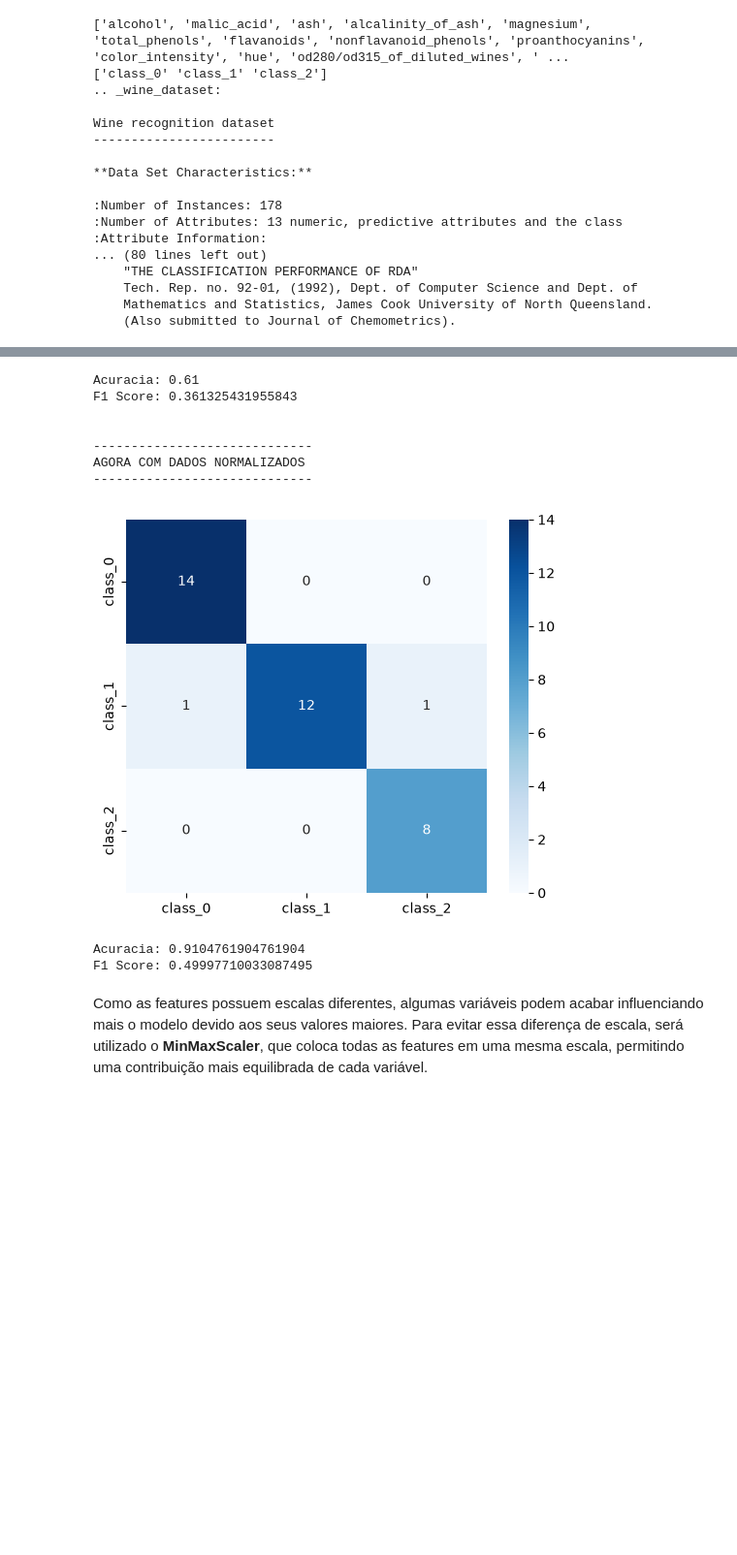
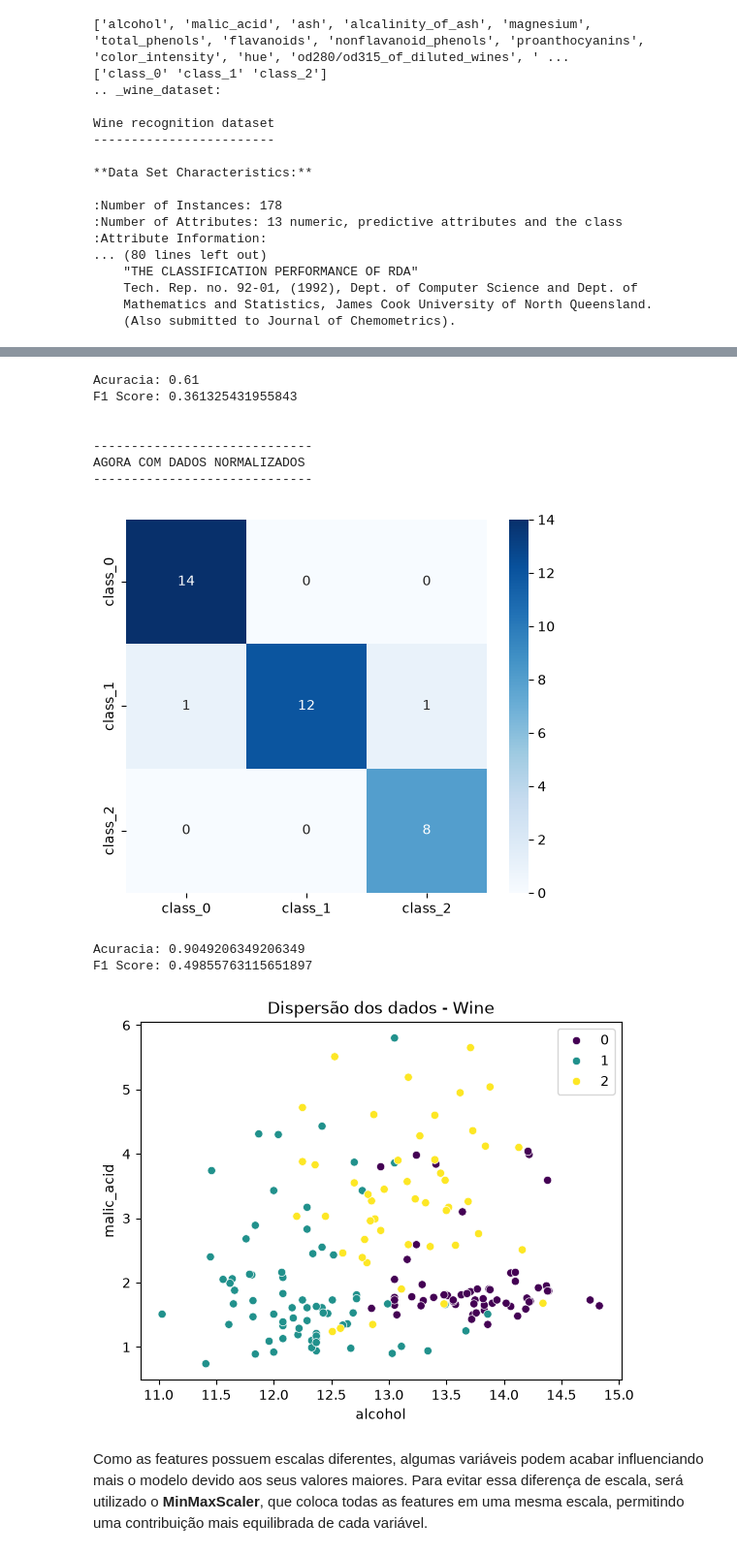
Before and after one commit to FelipeBarretoLima/ML-load_breast_cancer, a Jupyter notebook: load_wine/class.ipynb, the cells around one changed output, grey strips where cells are left out. Shown at 97% size. Drawn from its saved outputs; the diff is of its cells as text; code cells hidden in the pictures; blank space fills up the shorter version.

```diff
--- a/load_wine/class.ipynb
+++ b/load_wine/class.ipynb
@@ -83,11 +83,13 @@ def heat_map_normalizer(data, model):
     scaler = MinMaxScaler()
     x = data.data
     y = data.target
-    x_normalizer = scaler.fit_transform(x)
-    X_treino, X_teste, y_treino, y_teste = train_test_split(x_normalizer, y, test_size=0.2, random_state=42)
+    X_treino, X_teste, y_treino, y_teste = train_test_split(x, y, test_size=0.2, random_state=42)
 
-    model.fit(X_treino, y_treino)
-    y_pred = model.predict(X_teste)
+    X_treino_normalizer = scaler.fit_transform(X_treino)
+    X_teste_normalizer = scaler.transform(X_teste)
+
+    model.fit(X_treino_normalizer, y_treino)
+    y_pred = model.predict(X_teste_normalizer)
 
     cm = confusion_matrix(y_teste,y_pred)
 
@@ -106,17 +108,17 @@ def heat_map_normalizer(data, model):
 
 
 def cross_validation_normalizer(data, model):
-    scaler = MinMaxScaler()
     x = data.data
     y = data.target
-    x_normalizer = scaler.fit_transform(x)
     Acuracia_score = []
     F1_score = []
     kf = KFold(n_splits=5)
 
-    for i, (train_index, test_index) in enumerate(kf.split(x_normalizer)):
-        model.fit(x_normalizer[train_index], y[train_index])
-        y_pred = model.predict(x_normalizer[test_index])
+    for i, (train_index, test_index) in enumerate(kf.split(x)):
+        scaler = MinMaxScaler()
+
+        model.fit(scaler.fit_transform(x[train_index]), y[train_index])
+        y_pred = model.predict(scaler.transform(x[test_index]))
 
         Acuracia_score.append(accuracy_score(y[test_index],y_pred))
         F1_score.append(f1_score(y[test_index],y_pred,average="macro"))
@@ -125,29 +127,44 @@ def cross_validation_normalizer(data, model):
 # %%
 from sklearn.neighbors import KNeighborsClassifier
 
 
 model = KNeighborsClassifier(n_neighbors=5)
 heat_map(data=data,model=model)
 cross_validation(data=data,model=model)
 print("\n")
 print("-----------------------------")
 print("AGORA COM DADOS NORMALIZADOS")
 print("-----------------------------")
 print("\n")
 heat_map_normalizer(data=data,model=model)
 cross_validation_normalizer(data=data,model=model)
+
+
+
+sns.scatterplot(
+    x=data.data[:, 0],
+    y=data.data[:, 1],
+    hue=data.target,
+    palette="viridis"
+)
+
+plt.xlabel(data.feature_names[0])
+plt.ylabel(data.feature_names[1])
+plt.title("Dispersão dos dados - Wine")
+plt.show()
 # %% [output]
 [figure]
 Acuracia: 0.61
 F1 Score: 0.361325431955843
 
 
 -----------------------------
 AGORA COM DADOS NORMALIZADOS
 -----------------------------
 [figure]
-Acuracia: 0.9104761904761904
-F1 Score: 0.49997710033087495
+Acuracia: 0.9049206349206349
+F1 Score: 0.49855763115651897
+[figure, added]
 # %% [markdown]
 Como as features possuem escalas diferentes, algumas variáveis podem acabar influenciando mais o modelo devido aos seus valores maiores. Para evitar essa diferença de escala, será utilizado o **MinMaxScaler**, que coloca todas as features em uma mesma escala, permitindo uma contribuição mais equilibrada de cada variável.
 # %%
```
Also changed, not shown: parts of 1 cell of this notebook.
